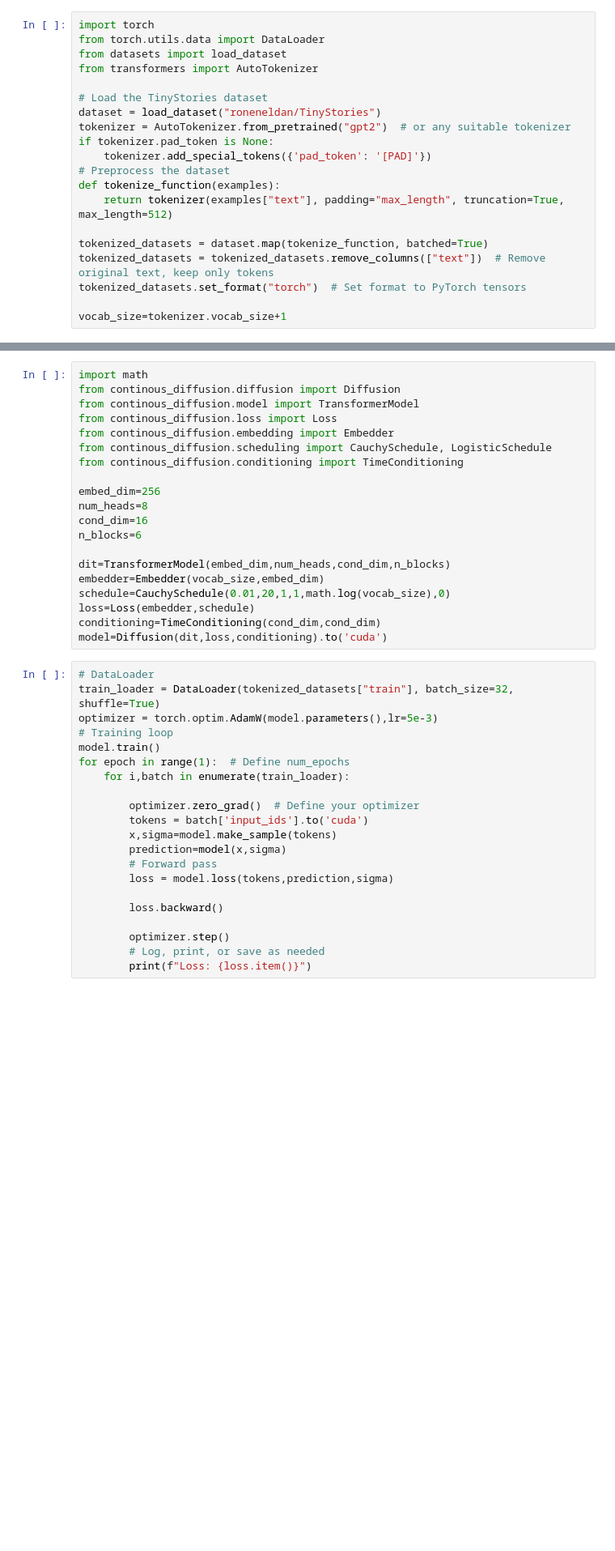
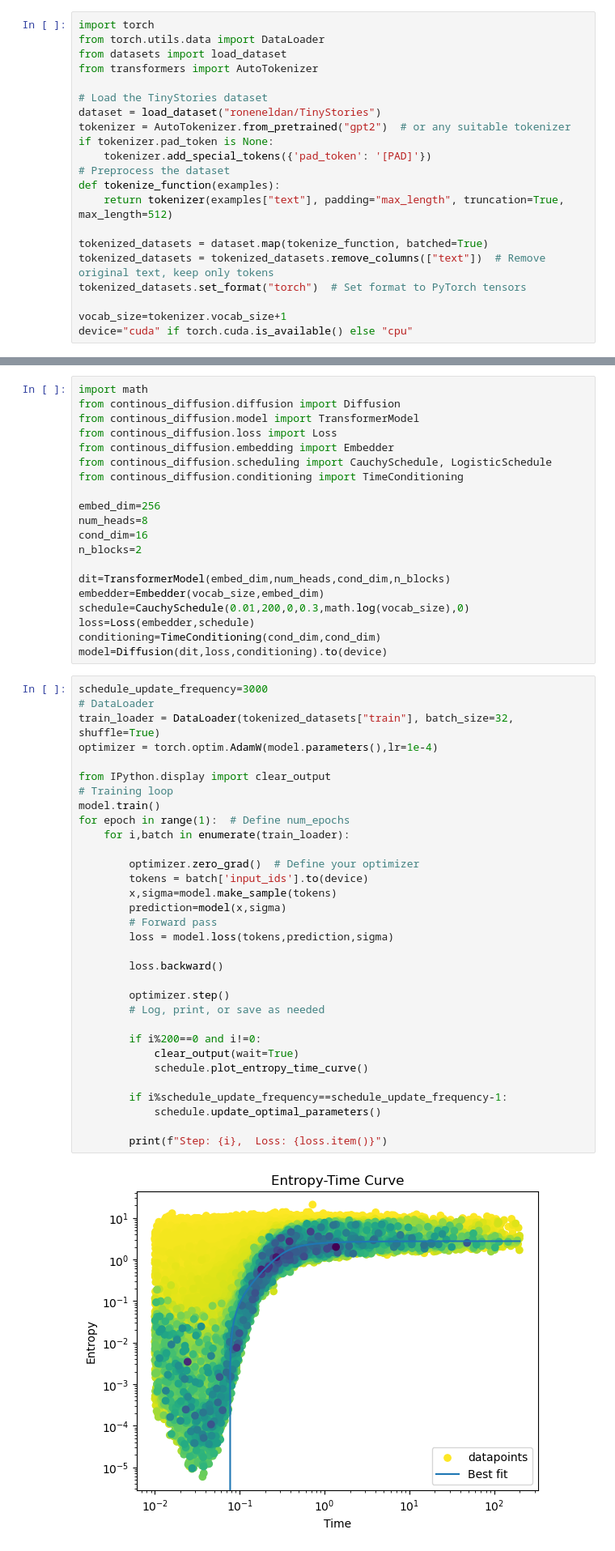
Before and after one commit to markov-bio/cdcd, a Jupyter notebook: training.ipynb, the cells around one changed output, grey strips where cells are left out. Shown at 81% size. Saved outputs shown, nothing was run; the diff lists cells and outputs as text; blank space fills up the shorter version.

Commit message:
the model seem to learn now

```diff
--- a/training.ipynb
+++ b/training.ipynb
@@ -18,3 +18,4 @@ tokenized_datasets = tokenized_datasets.remove_columns(["text"])  # Remove origi
 tokenized_datasets.set_format("torch")  # Set format to PyTorch tensors
 
 vocab_size=tokenizer.vocab_size+1
+device="cuda" if torch.cuda.is_available() else "cpu"
@@ -32,33 +31,45 @@ from continous_diffusion.conditioning import TimeConditioning
 embed_dim=256
 num_heads=8
 cond_dim=16
-n_blocks=6
+n_blocks=2
 
 dit=TransformerModel(embed_dim,num_heads,cond_dim,n_blocks)
 embedder=Embedder(vocab_size,embed_dim)
-schedule=CauchySchedule(0.01,20,1,1,math.log(vocab_size),0)
+schedule=CauchySchedule(0.01,200,0,0.3,math.log(vocab_size),0)
 loss=Loss(embedder,schedule)
 conditioning=TimeConditioning(cond_dim,cond_dim)
-model=Diffusion(dit,loss,conditioning).to('cuda')
+model=Diffusion(dit,loss,conditioning).to(device)
 # %%
+schedule_update_frequency=3000
 # DataLoader
 train_loader = DataLoader(tokenized_datasets["train"], batch_size=32, shuffle=True)
-optimizer = torch.optim.AdamW(model.parameters(),lr=5e-3)
+optimizer = torch.optim.AdamW(model.parameters(),lr=1e-4)
+
+from IPython.display import clear_output
 # Training loop
 model.train()
 for epoch in range(1):  # Define num_epochs
     for i,batch in enumerate(train_loader):
 
         optimizer.zero_grad()  # Define your optimizer
-        tokens = batch['input_ids'].to('cuda')
+        tokens = batch['input_ids'].to(device)
         x,sigma=model.make_sample(tokens)
         prediction=model(x,sigma)
         # Forward pass
         loss = model.loss(tokens,prediction,sigma)
 
         loss.backward()
 
         optimizer.step()
         # Log, print, or save as needed
-        print(f"Loss: {loss.item()}")
+
+        if i%200==0 and i!=0:
+            clear_output(wait=True)
+            schedule.plot_entropy_time_curve()
+
+        if i%schedule_update_frequency==schedule_update_frequency-1:
+            schedule.update_optimal_parameters()
+
+        print(f"Step: {i},  Loss: {loss.item()}")
 # %% [output]
+[figure, added]
```
Also changed, not shown: parts of 4 cells of this notebook, 5 other files.
